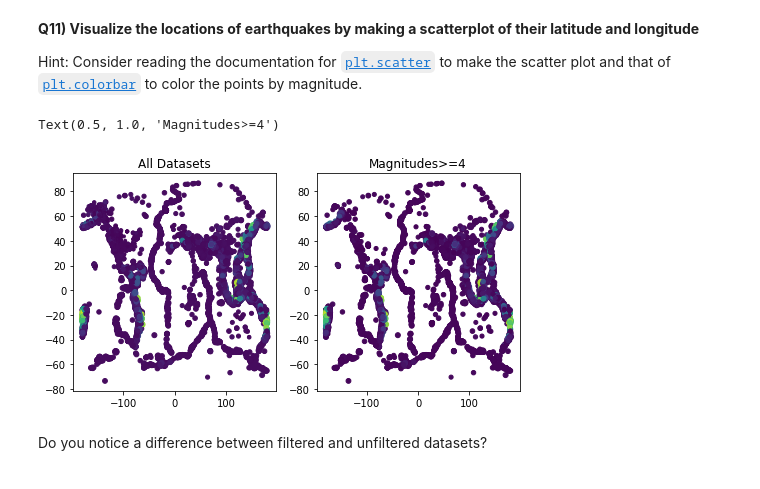
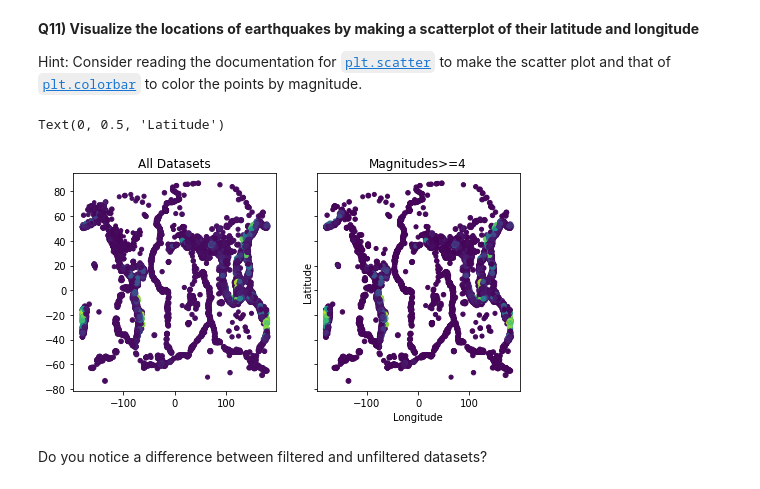
Before and after one commit to saranya8989/2022_ML_Earth_Env_Sci, a Jupyter notebook: Lab_Notebooks/S1_4_Pandas.ipynb, the cells around one changed output. Drawn from its saved outputs; the diff is of its cells as text; code cells hidden in the pictures.

```diff
--- a/Lab_Notebooks/S1_4_Pandas.ipynb
+++ b/Lab_Notebooks/S1_4_Pandas.ipynb
@@ -1139,17 +1139,20 @@ Hint: Consider reading the documentation for [`plt.scatter`](https://matplotlib.
 # %%
 # You can use a two-column subplot with
 # both the filtered/unfiltered datasets
 # to facilitate their comparison.
 
-fig, axes = plt.subplots(figsize=(8, 4), ncols=2)
-ax0, ax1 = axes
-
+fig, axes = plt.subplots(figsize=(8, 4), ncols=2,sharex=True, sharey=True)
+ax0, ax1=axes
 ax0.scatter(df['longitude'],df['latitude'],c=df['depth'],cmap='viridis',s=df['mag']**2)
+ax0.set_title('All Datasets')
+plt.xlabel('Longitude')
+plt.ylabel('Latitude')
 ax1.scatter(df_4['longitude'],df_4['latitude'],c=df_4['depth'],cmap='viridis',s=df_4['mag']**2)
-ax0.set_title('All Datasets')
 ax1.set_title('Magnitudes>=4')
+plt.xlabel('Longitude')
+plt.ylabel('Latitude')
 # %% [output]
-Text(0.5, 1.0, 'Magnitudes>=4')
+Text(0, 0.5, 'Latitude')
-[figure, old version]
+[figure, new version]
 # %% [markdown]
 Do you notice a difference between filtered and unfiltered datasets?
```
